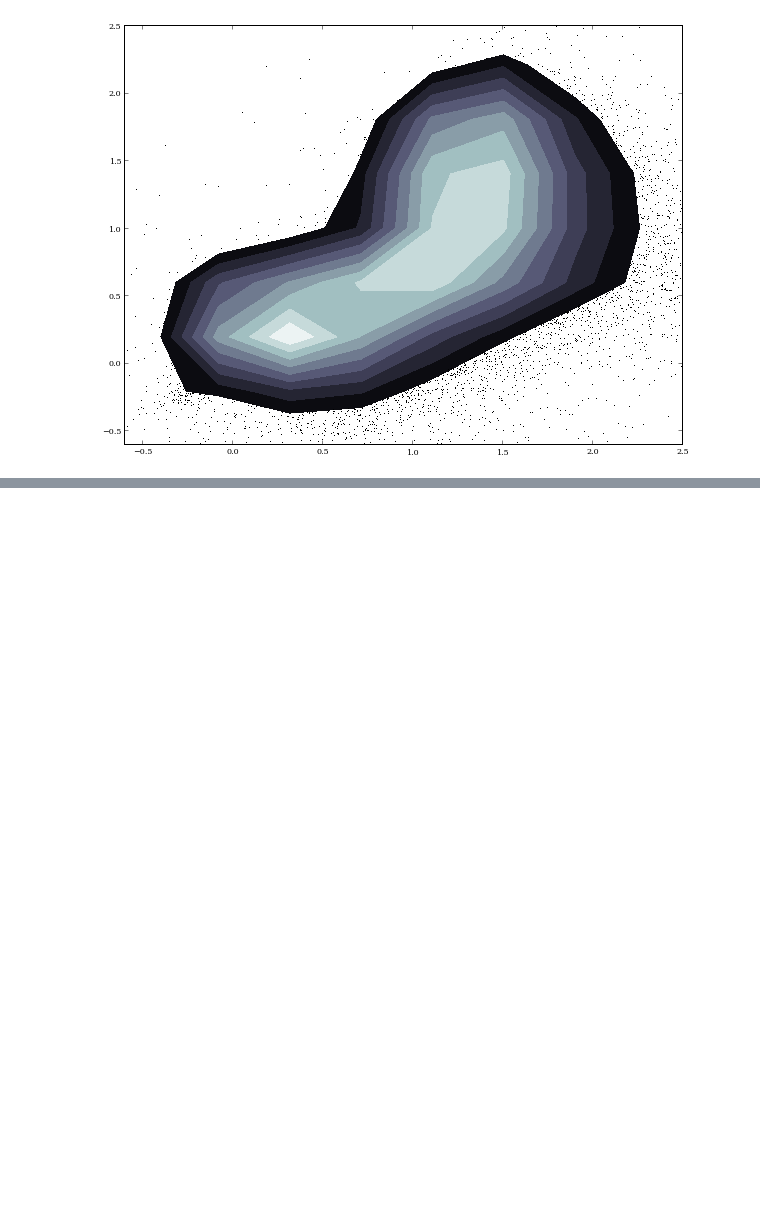
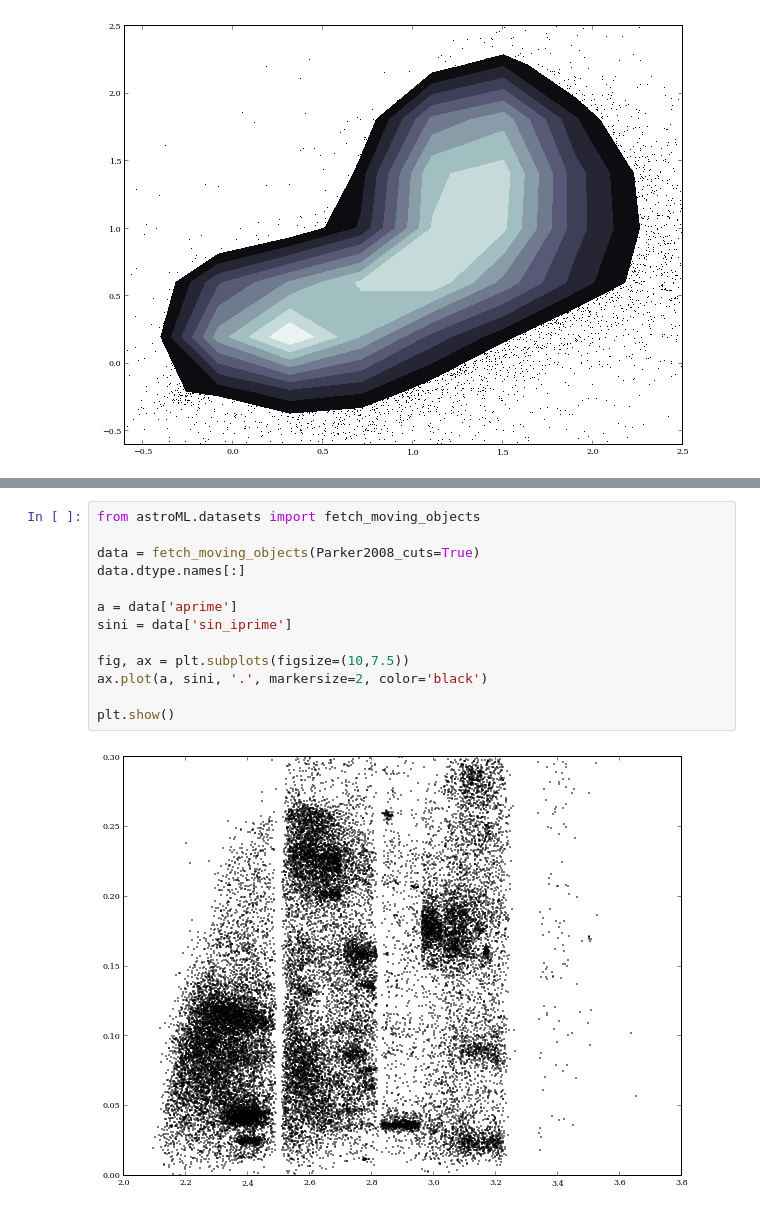
Before and after one commit to dschimin/soma, a Jupyter notebook: Week1/Plotting Data.ipynb, the cells around one changed output, grey strips where cells are left out. Cells and saved outputs as stored; diff of their text form; blank space fills up the shorter version.

```diff
--- a/Week1/Plotting Data.ipynb
+++ b/Week1/Plotting Data.ipynb
@@ -131,0 +138,15 @@ plt.show()
+# %%
+from astroML.datasets import fetch_moving_objects
+
+data = fetch_moving_objects(Parker2008_cuts=True)
+data.dtype.names[:]
+
+a = data['aprime']
+sini = data['sin_iprime']
+
+fig, ax = plt.subplots(figsize=(10,7.5))
+ax.plot(a, sini, '.', markersize=2, color='black')
+
+plt.show()
+# %% [output]
+[figure, added]
```
Also changed, not shown: parts of 6 cells of this notebook.
